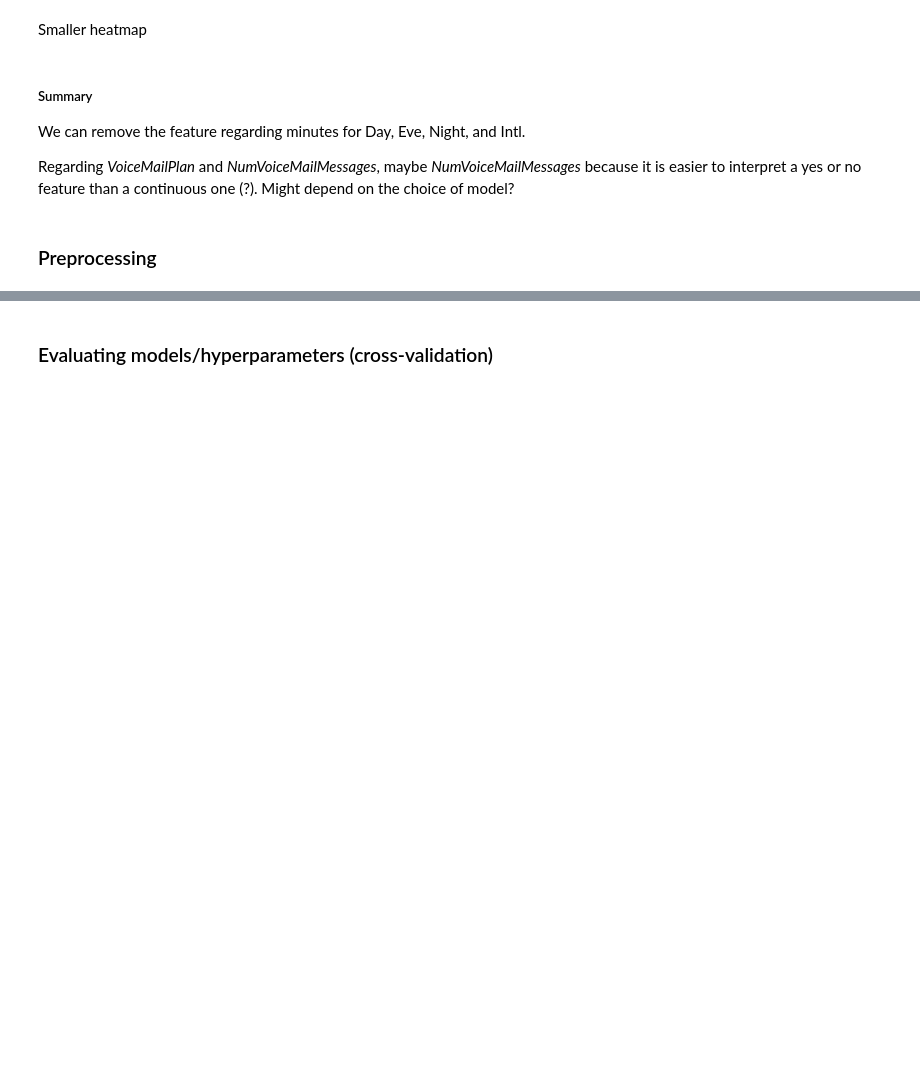
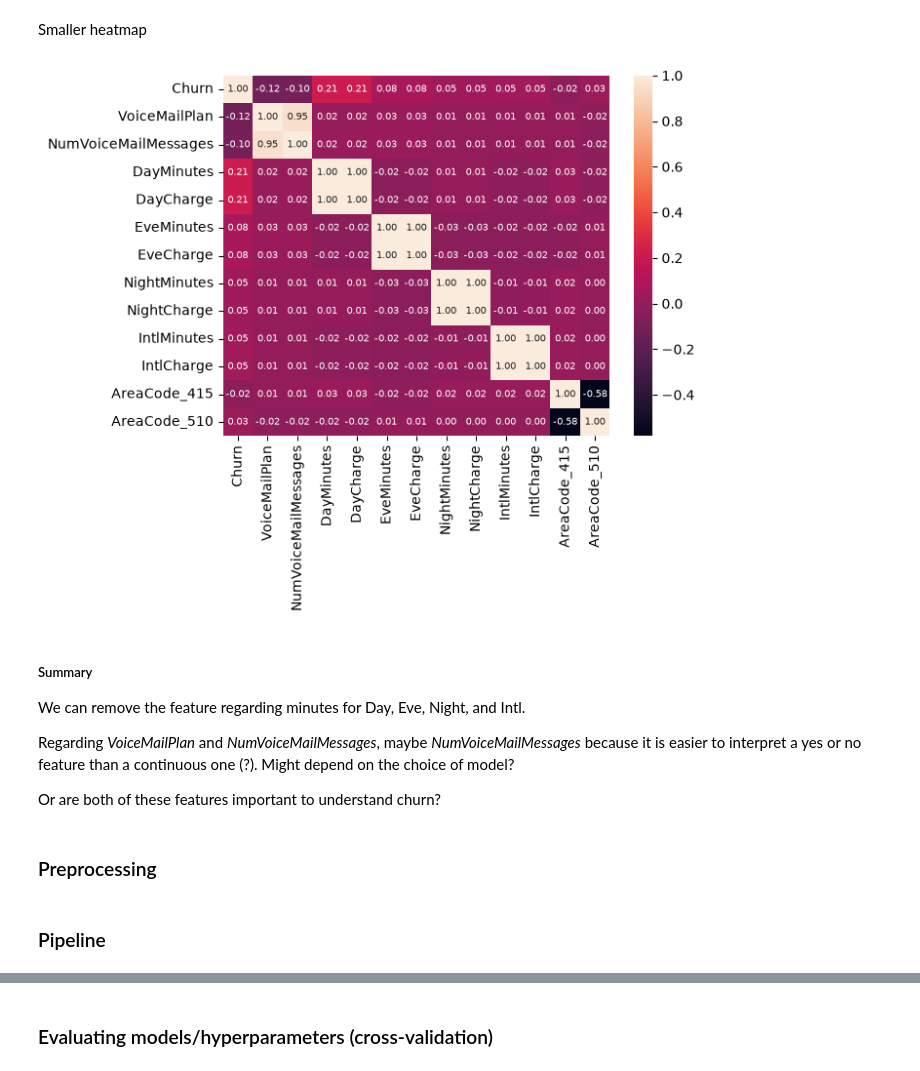
Before and after one commit to vinimsc/dat200-ca4, a Jupyter notebook: ca4_stig.ipynb, the cells around one changed output, grey strips where cells are left out. Drawn from its saved outputs; the diff is of its cells as text; code cells hidden in the pictures; blank space fills up the shorter version.

Commit message:
Add pipelines and classification report

```diff
--- a/ca4_stig.ipynb
+++ b/ca4_stig.ipynb
@@ -22,7 +29,7 @@ ModuleNotFoundError: No module named 'seaborn'
 # %% [markdown]
 ### Reading data
 # %%
-df = pd.read_csv(r"dat-200-ca-4-h-2026\trainCA4DAT200.csv").drop(columns='CustomerId')
+df = pd.read_csv("dat-200-ca-4-h-2026/trainCA4DAT200.csv").drop(columns='CustomerId')
 # %% [markdown]
 ### Data exploration and visualisation
 # %%
@@ -223,7 +231,8 @@ One hot encoding
 # One-hot-encode column AreaCode
 df = pd.get_dummies(
     df,
-    columns=['AreaCode']
+    columns=['AreaCode'],
+    drop_first=True # Dropping first to avoid colinearity
 )
 
 df.info()
@@ -300,34 +312,38 @@ Smaller heatmap
 # %%
 selected_features = [
     'Churn',
     'VoiceMailPlan',
     'NumVoiceMailMessages',
     'DayMinutes',
     'DayCharge',
     'EveMinutes',
     'EveCharge',
     'NightMinutes',
     'NightCharge',
     'IntlMinutes',
     'IntlCharge',
-    'AreaCode_408',
     'AreaCode_415',
     'AreaCode_510'
 ]
 
 sns.heatmap(
     df[selected_features].corr(),
     annot=True,
     fmt=".2f",
     annot_kws={
         'size': 7,
     }
 )
+plt.show()
+# %% [output]
+[figure, added]
 # %% [markdown]
 ##### Summary
 
 We can remove the feature regarding minutes for Day, Eve, Night, and Intl.
 
 Regarding *VoiceMailPlan* and *NumVoiceMailMessages*, maybe *NumVoiceMailMessages* because it is easier to interpret a yes or no feature than a continuous one (?). Might depend on the choice of model?
+
+Or are both of these features important to understand churn?
 # %% [markdown]
 ### Preprocessing
@@ -333,0 +384,2 @@ Regarding *VoiceMailPlan* and *NumVoiceMailMessages*, maybe *NumVoiceMailMessage
+# %% [markdown]
+### Pipeline
```
Also changed, not shown: parts of 12 cells of this notebook.
